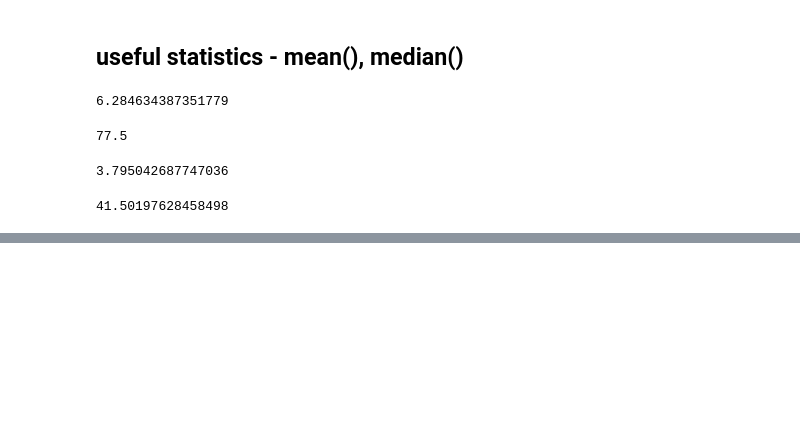
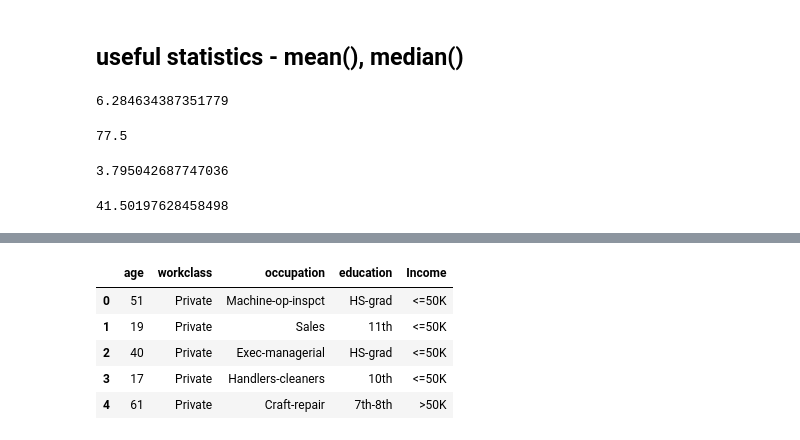
Before and after one commit to rajukan/DSC-540, a Jupyter notebook: grk_dsc_540_weeks3_4.ipynb, the cells around one changed output, grey strips where cells are left out. Saved outputs shown, nothing was run; the diff lists cells and outputs as text; code cells hidden in the pictures; blank space fills up the shorter version.

```diff
--- a/grk_dsc_540_weeks3_4.ipynb
+++ b/grk_dsc_540_weeks3_4.ipynb
@@ -247,0 +404,5 @@ merged_data_frame.head()
+# %%
+# 15. Merge the data using common keys.
+
+income_subset_df1 = adult_data[['age','workclass','occupation']].sample(5,random_state=101)
+income_subset_df1.head()
@@ -247,0 +416,3 @@ merged_data_frame.head()
+# %%
+income_subset_df2 = adult_data[['education','Income','occupation']].sample(5,random_state=101)
+income_subset_df2.head()
@@ -248,3 +426,13 @@ merged_data_frame.head()
+# %%
+df_merged = pd.merge(income_subset_df1,income_subset_df2,on='occupation',how='inner').drop_duplicates()
+df_merged
+# %% [output]
+|  | age | workclass | occupation | education | Income |
+| 0 | 51 | Private | Machine-op-inspct | HS-grad | <=50K |
+| 1 | 19 | Private | Sales | 11th | <=50K |
+| 2 | 40 | Private | Exec-managerial | HS-grad | <=50K |
+| 3 | 17 | Private | Handlers-cleaners | 10th | <=50K |
+| 4 | 61 | Private | Craft-repair | 7th-8th | >50K |
 # %%
 # Question 3.a
 import pandas as pd
```
Also changed, not shown: parts of 20 cells of this notebook, 1 other file.
